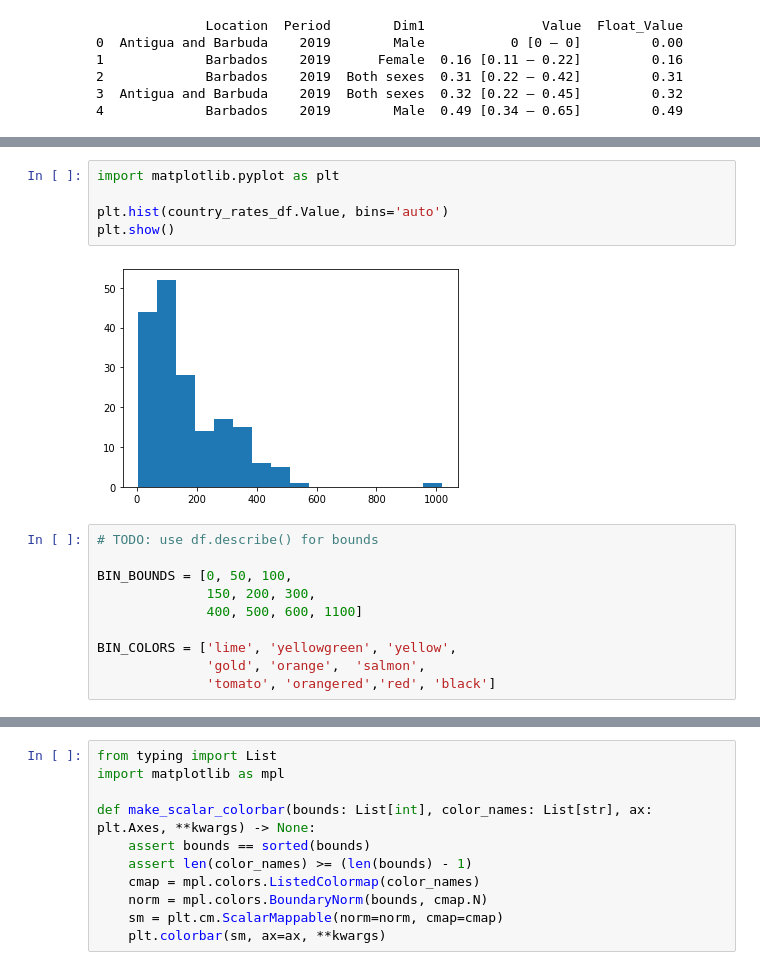
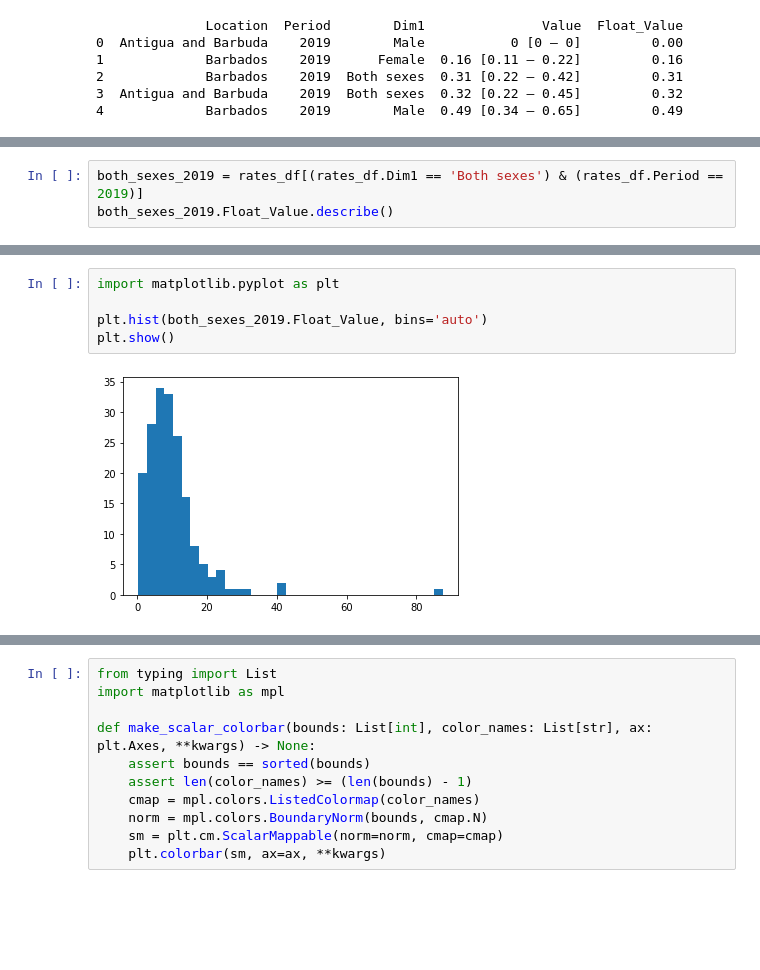
Before and after one commit to Pinkwjp/global_suicide_rates, a Jupyter notebook: visualize_global_sucide_rates.ipynb, the cells around one changed output, grey strips where cells are left out. Drawn from its saved outputs; the diff is of its cells as text; blank space fills up the shorter version.

```diff
--- a/visualize_global_sucide_rates.ipynb
+++ b/visualize_global_sucide_rates.ipynb
@@ -251,0 +57,3 @@ country_rates_df.describe()
+# %%
+both_sexes_2019 = rates_df[(rates_df.Dim1 == 'Both sexes') & (rates_df.Period == 2019)]
+both_sexes_2019.Float_Value.describe()
@@ -252,17 +86,7 @@ country_rates_df.describe()
 # %%
 import matplotlib.pyplot as plt
 
-plt.hist(country_rates_df.Value, bins='auto')
+plt.hist(both_sexes_2019.Float_Value, bins='auto')
 plt.show()
 # %% [output]
-[figure, old version]
+[figure, new version]
-# %%
-# TODO: use df.describe() for bounds
-
-BIN_BOUNDS = [0, 50, 100,
-              150, 200, 300,
-              400, 500, 600, 1100]
-
-BIN_COLORS = ['lime', 'yellowgreen', 'yellow',
-              'gold', 'orange',  'salmon',
-              'tomato', 'orangered','red', 'black']
```
Also changed, not shown: parts of 13 cells of this notebook.
